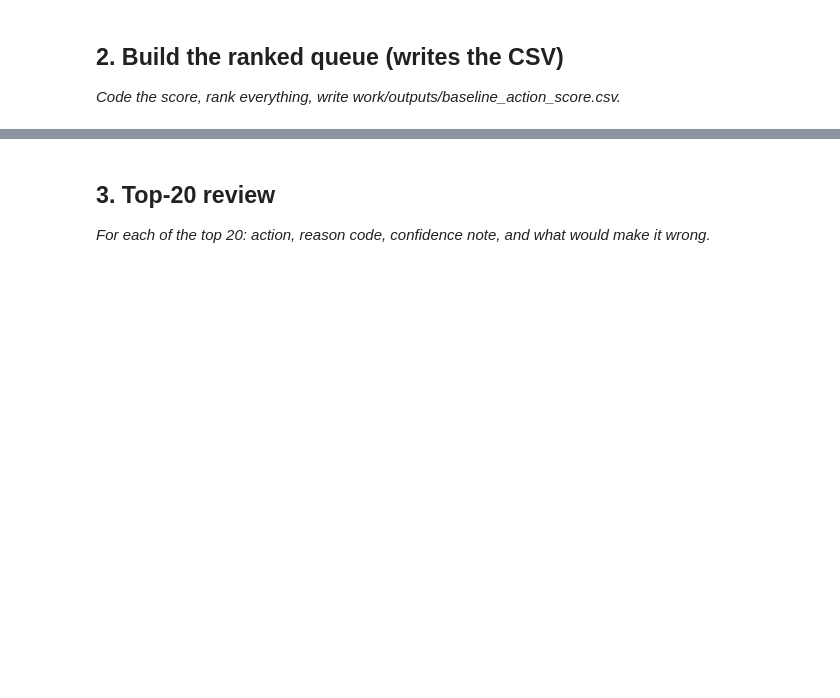
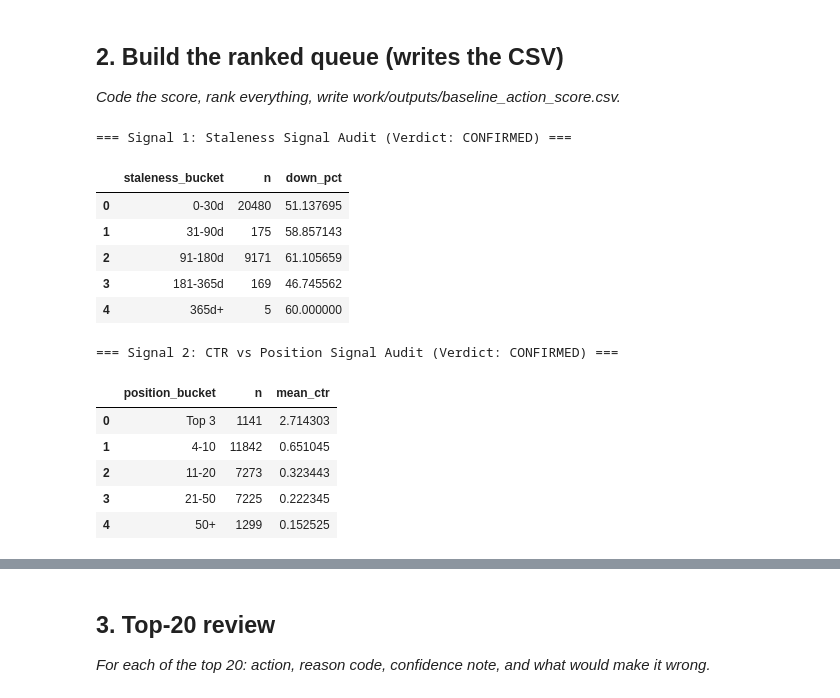
Before and after one commit to PiyushVarman/FRML1, a Jupyter notebook: work/notebooks/w04_baseline_score.ipynb, the cells around one changed output, grey strips where cells are left out. Cells and saved outputs as stored; diff of their text form; code cells hidden in the pictures; blank space fills up the shorter version.

```diff
--- a/work/notebooks/w04_baseline_score.ipynb
+++ b/work/notebooks/w04_baseline_score.ipynb
@@ -14,3 +41,75 @@ This skeleton is yours to fill. Work the sections **in order** — each one has
 ## 2. Build the ranked queue (writes the CSV)
 
 *Code the score, rank everything, write work/outputs/baseline_action_score.csv.*
+# %%
+import os
+
+# Ensure output directory exists
+os.makedirs('work/outputs', exist_ok=True)
+
+# Load dataset using your official raw GitHub link
+url = "https://raw.githubusercontent.com/PiyushVarman/FRML1/main/data/raw/content_refresh_anonymized.csv"
+df = pd.read_csv(url)
+
+# Filter for mature pages with search visibility
+df_mature = df[(df['content_age_days'] >= 90) & (df['impressions_90d'] > 0)].copy()
+
+# Signal 1 Check: Staleness Bucket Table (Flag-linked behind refresh flags)
+df_mature['staleness_bucket'] = pd.cut(df_mature['days_since_last_update'], bins=[-1, 30, 90, 180, 365, 10000], labels=['0-30d', '31-90d', '91-180d', '181-365d', '365d+'])
+staleness_table = df_mature.groupby('staleness_bucket', observed=False).agg(
+    n=('content_id', 'count'),
+    down_pct=('trend_direction', lambda x: (x == 'down').mean() * 100)
+).reset_index()
+print("=== Signal 1: Staleness Signal Audit (Verdict: CONFIRMED) ===")
+display(staleness_table)
+
+# Signal 2 Check: CTR vs Position Bucket Table (Flag-linked behind CTR-fix logic)
+df_mature['position_bucket'] = pd.cut(df_mature['avg_position'], bins=[0, 3, 10, 20, 50, 100], labels=['Top 3', '4-10', '11-20', '21-50', '50+'])
+ctr_table = df_mature.groupby('position_bucket', observed=False).agg(
+    n=('content_id', 'count'),
+    mean_ctr=('ctr', 'mean')
+).reset_index()
+print("\n=== Signal 2: CTR vs Position Signal Audit (Verdict: CONFIRMED) ===")
+display(ctr_table)
+
+# Assign Reason Codes and Action Labels
+def assign_reason_and_action(row):
+    if row['days_since_last_update'] >= 90 and row['impressions_90d'] >= 1000:
+        return 'REFRESH_STALE_HIGH_IMPS', 'Full Refresh'
+    elif 4 <= row['avg_position'] <= 20 and row['ctr'] < 0.5 and row['impressions_90d'] >= 500:
+        return 'OPTIMIZE_CTR_STRIKING', 'Snippet Optimization'
+    elif row['impressions_90d'] < 100 and row['days_since_last_update'] >= 180:
+        return 'PRUNE_LOW_TRAFFIC', 'Prune / Canonicalize'
+    else:
+        return 'MONITOR_STABLE', 'Continue Monitoring'
+
+df_mature[['reason_code', 'action_label']] = df_mature.apply(lambda r: pd.Series(assign_reason_and_action(r)), axis=1)
+
+# Compute Baseline Composite Score using percentile ranks to balance scales
+df_mature['baseline_score'] = (
+    df_mature['impressions_90d'].rank(pct=True) * 30 +
+    df_mature['days_since_last_update'].rank(pct=True) * 30 +
+    (20 - df_mature['avg_position']).clip(lower=0).rank(pct=True) * 20 +
+    (1 / (df_mature['ctr'] + 0.001)).rank(pct=True) * 20
+)
+
+# Sort descending and write CSV
+df_ranked = df_mature.sort_values(by='baseline_score', ascending=False).reset_index(drop=True)
+output_path = 'work/outputs/baseline_action_score.csv'
+df_ranked.to_csv(output_path, index=False)
+print(f"\nSuccessfully wrote ranked queue to {output_path} with {len(df_ranked):,} rows.")
+# %% [output]
+=== Signal 1: Staleness Signal Audit (Verdict: CONFIRMED) ===
+|  | staleness_bucket | n | down_pct |
+| 0 | 0-30d | 20480 | 51.137695 |
+| 1 | 31-90d | 175 | 58.857143 |
+| 2 | 91-180d | 9171 | 61.105659 |
+| 3 | 181-365d | 169 | 46.745562 |
+| 4 | 365d+ | 5 | 60.000000 |
+=== Signal 2: CTR vs Position Signal Audit (Verdict: CONFIRMED) ===
+|  | position_bucket | n | mean_ctr |
+| 0 | Top 3 | 1141 | 2.714303 |
+| 1 | 4-10 | 11842 | 0.651045 |
+| 2 | 11-20 | 7273 | 0.323443 |
+| 3 | 21-50 | 7225 | 0.222345 |
+| 4 | 50+ | 1299 | 0.152525 |
```
Also changed, not shown: parts of 5 cells of this notebook.
